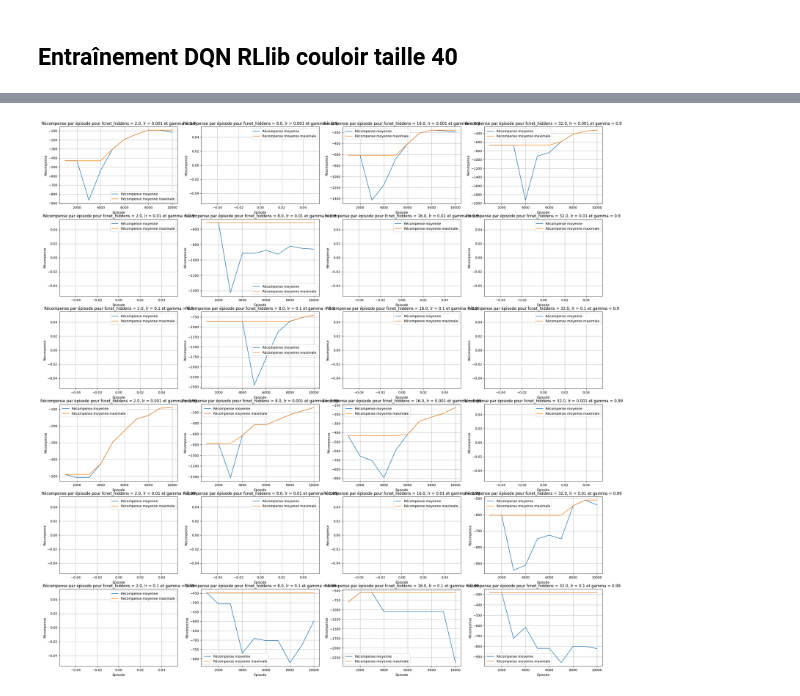
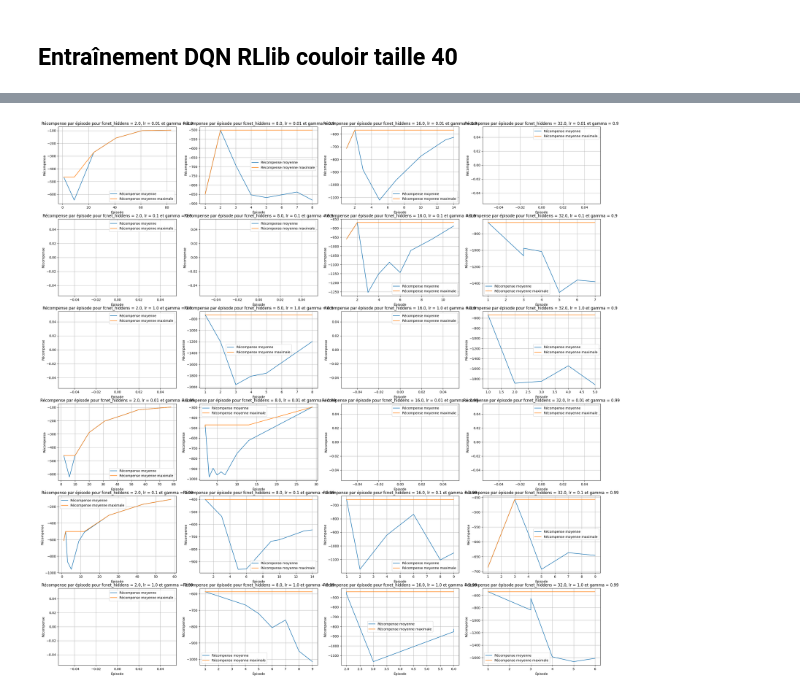
Before and after one commit to Enzo-Claeyssen/jeux_iteres_part1, a Jupyter notebook: couloir_part2.ipynb, the cells around one changed output, grey strips where cells are left out. Drawn from its saved outputs; the diff is of its cells as text; code cells hidden in the pictures.

```diff
--- a/couloir_part2.ipynb
+++ b/couloir_part2.ipynb
@@ -177,7 +177,7 @@ config = (
 
     # Specify a simple tune hyperparameter sweep.
     .training(
-        lr = tune.grid_search([0.001, 0.01, 0.1]),
+        lr = tune.grid_search([0.01, 0.1, 1]),
         gamma = tune.grid_search([0.9, 0.99])
     )
 
@@ -233,8 +233,8 @@ Trial Status
 # %%
 comparison_plot_3(results,
                   "fcnet_hiddens", [2., 8., 16., 32.],
-                  "lr", [0.001, 0.01, 0.1],
+                  "lr", [0.01, 0.1, 1.],
                   "gamma", [0.9, 0.99]
                  )
 # %% [output]
-[figure, old version]
+[figure, new version]
```
Also changed, not shown: parts of 16 cells of this notebook, 1 other file.
